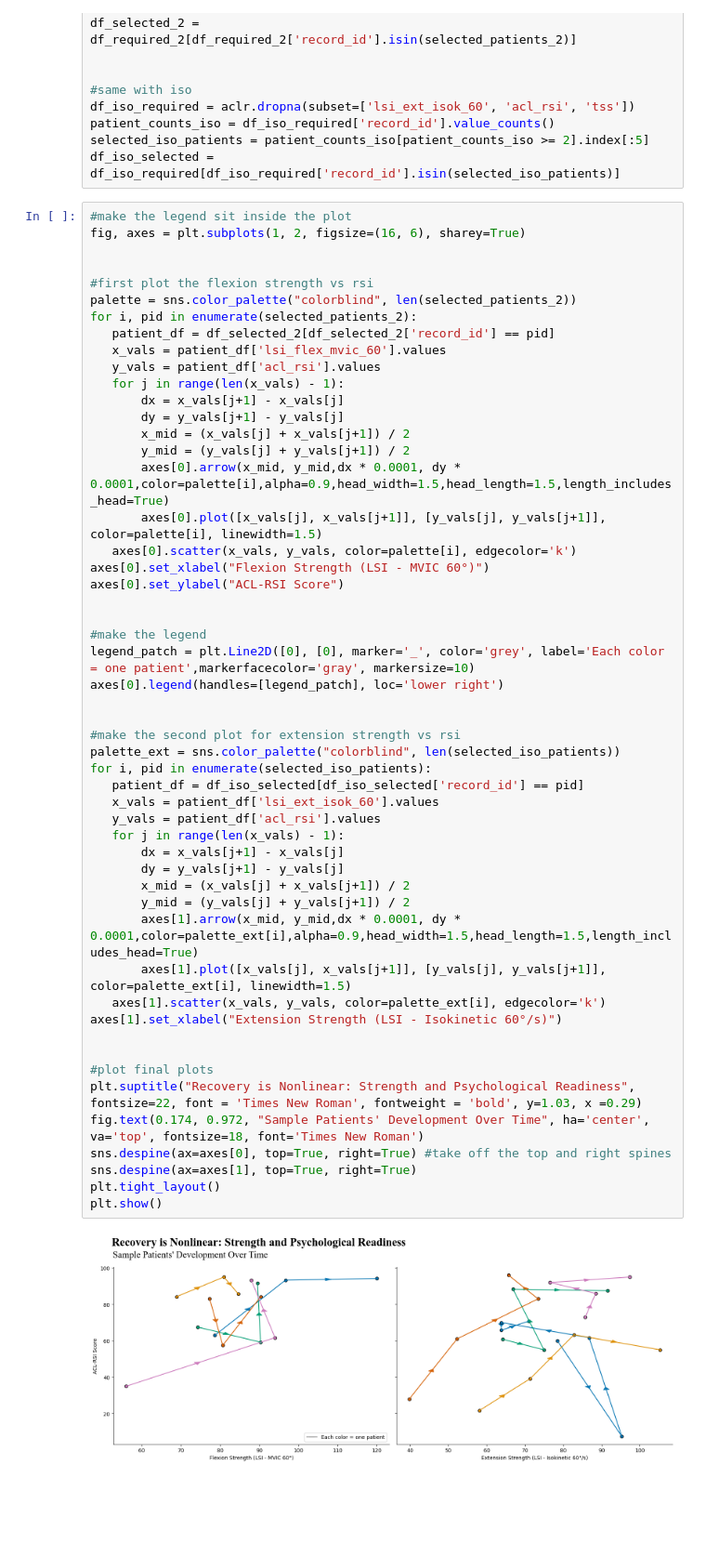
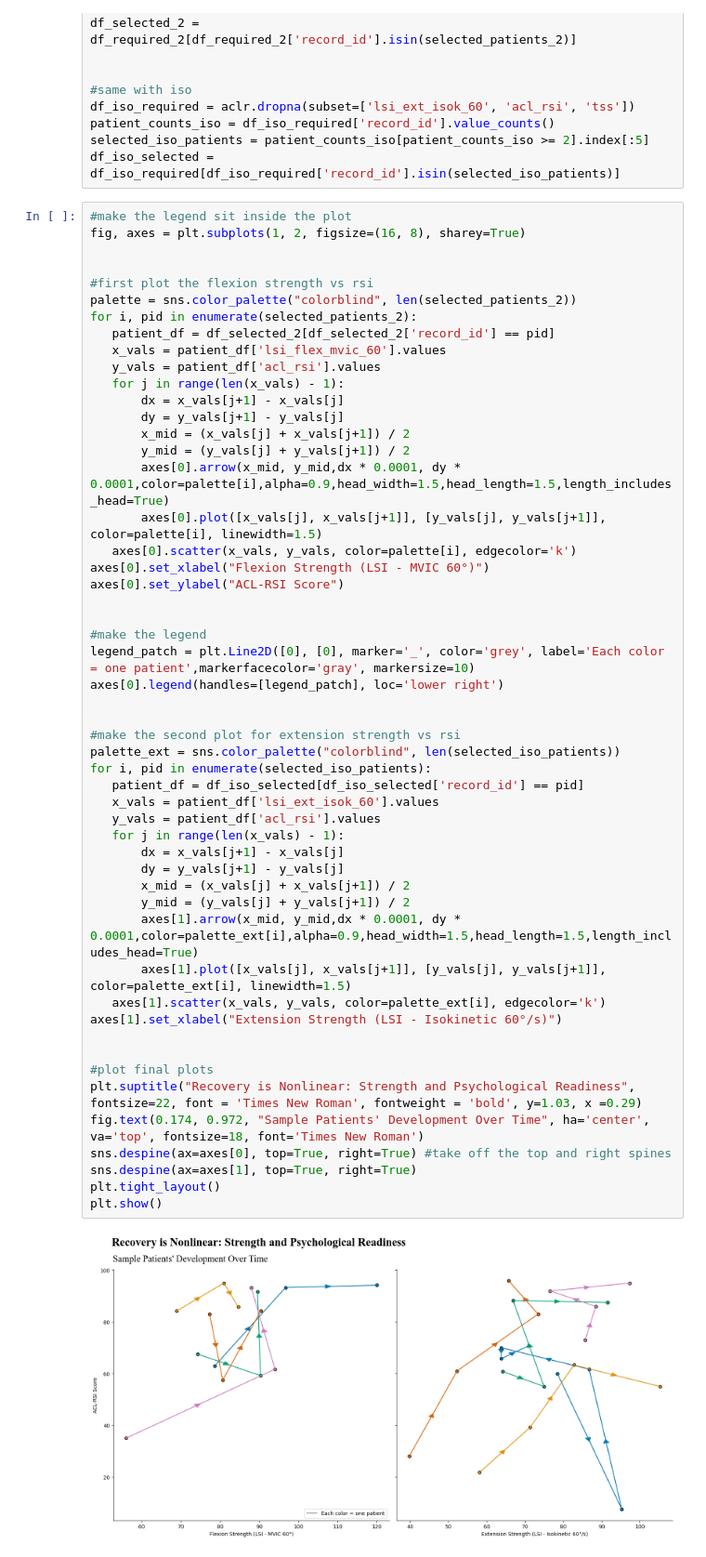
Before and after one commit to yxb8mh/finalproj, a Jupyter notebook: Initial_graphs (1).ipynb, the cells around one changed output. Shown at 93% size. Saved outputs shown, nothing was run; the diff lists cells and outputs as text; blank space fills up the shorter version.

```diff
--- a/Initial_graphs (1).ipynb
+++ b/Initial_graphs (1).ipynb
@@ -268,7 +268,7 @@ selected_iso_patients = patient_counts_iso[patient_counts_iso >= 2].index[:5]
 df_iso_selected = df_iso_required[df_iso_required['record_id'].isin(selected_iso_patients)]
 # %%
 #make the legend sit inside the plot
-fig, axes = plt.subplots(1, 2, figsize=(16, 6), sharey=True)
+fig, axes = plt.subplots(1, 2, figsize=(16, 8), sharey=True)
 
 
 #first plot the flexion strength vs rsi
@@ -292,31 +292,31 @@ axes[0].set_ylabel("ACL-RSI Score")
 #make the legend
 legend_patch = plt.Line2D([0], [0], marker='_', color='grey', label='Each color = one patient',markerfacecolor='gray', markersize=10)
 axes[0].legend(handles=[legend_patch], loc='lower right')
 
 
 #make the second plot for extension strength vs rsi
 palette_ext = sns.color_palette("colorblind", len(selected_iso_patients))
 for i, pid in enumerate(selected_iso_patients):
    patient_df = df_iso_selected[df_iso_selected['record_id'] == pid]
    x_vals = patient_df['lsi_ext_isok_60'].values
    y_vals = patient_df['acl_rsi'].values
    for j in range(len(x_vals) - 1):
        dx = x_vals[j+1] - x_vals[j]
        dy = y_vals[j+1] - y_vals[j]
        x_mid = (x_vals[j] + x_vals[j+1]) / 2
        y_mid = (y_vals[j] + y_vals[j+1]) / 2
        axes[1].arrow(x_mid, y_mid,dx * 0.0001, dy * 0.0001,color=palette_ext[i],alpha=0.9,head_width=1.5,head_length=1.5,length_includes_head=True)
        axes[1].plot([x_vals[j], x_vals[j+1]], [y_vals[j], y_vals[j+1]], color=palette_ext[i], linewidth=1.5)
    axes[1].scatter(x_vals, y_vals, color=palette_ext[i], edgecolor='k')
 axes[1].set_xlabel("Extension Strength (LSI - Isokinetic 60°/s)")
 
 
 #plot final plots
 plt.suptitle("Recovery is Nonlinear: Strength and Psychological Readiness", fontsize=22, font = 'Times New Roman', fontweight = 'bold', y=1.03, x =0.29)
 fig.text(0.174, 0.972, "Sample Patients' Development Over Time", ha='center', va='top', fontsize=18, font='Times New Roman')
 sns.despine(ax=axes[0], top=True, right=True) #take off the top and right spines
 sns.despine(ax=axes[1], top=True, right=True)
 plt.tight_layout()
 plt.show()
 # %% [output]
-[figure, old version]
+[figure, new version]
```
Also changed, not shown: 18 other files.
